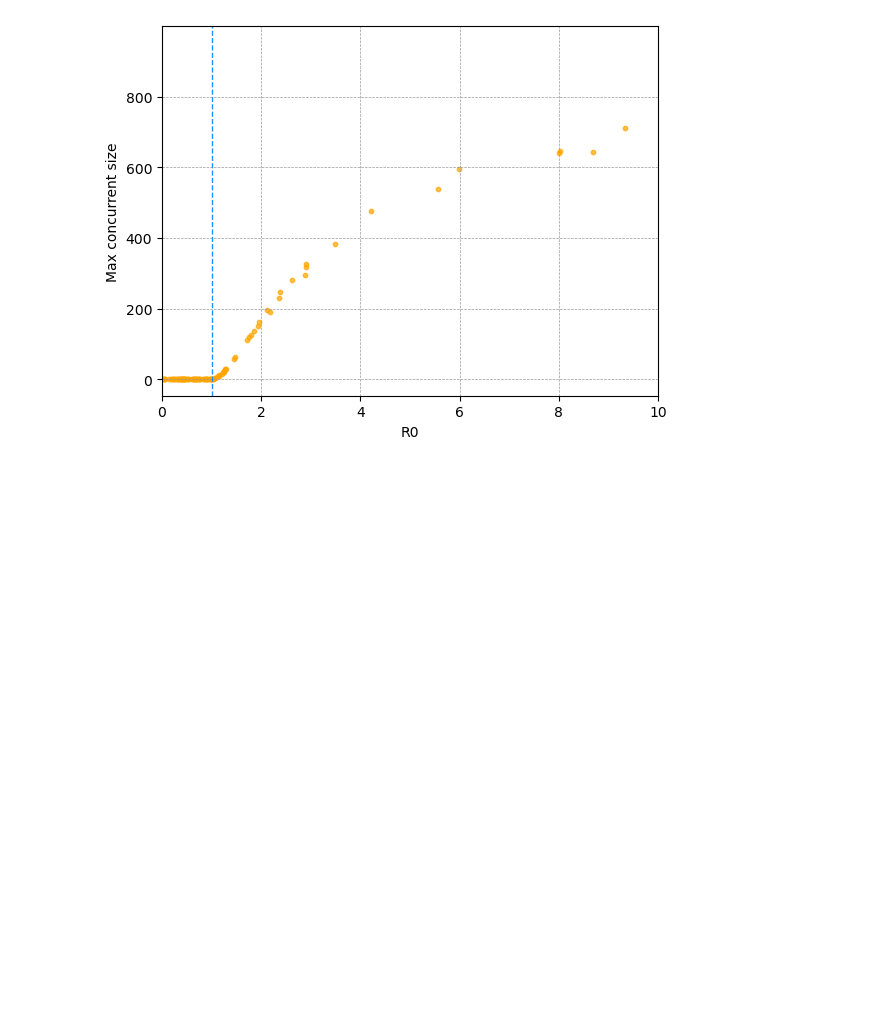
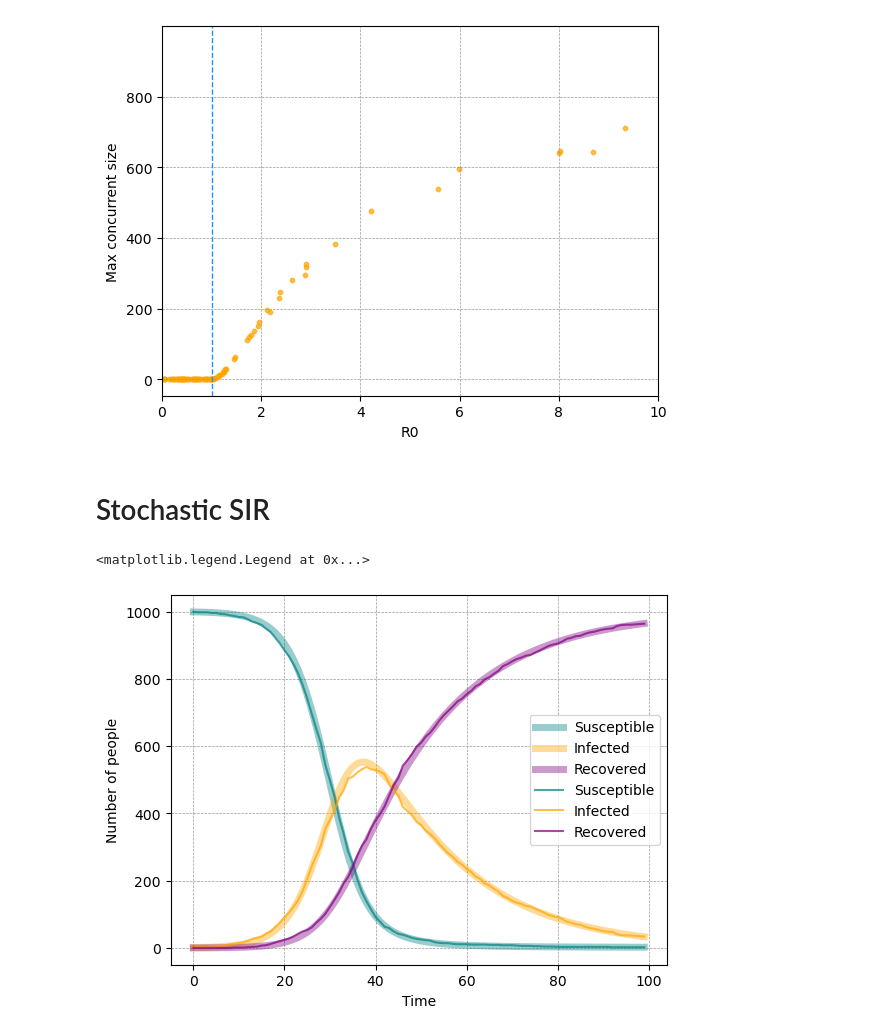
Before and after one commit to nmoghaddas19/PHYS-7335, a Jupyter notebook: epidemics/code.ipynb, the cells around one changed output. Cells and saved outputs as stored; diff of their text form; code cells hidden in the pictures; blank space fills up the shorter version.

Commit message:
stochastic SIR code

```diff
--- a/epidemics/code.ipynb
+++ b/epidemics/code.ipynb
@@ -64,3 +64,41 @@ for i in range(100):
     ax.scatter(R0, max_size, color='orange', alpha=0.7, s=10)
 # %% [output]
 [figure]
+# %% [markdown]
+# Stochastic SIR
+# %%
+def stochastic_sir(S0, I0, R0, beta, gamma, n_days):
+    n_population = S0 + I0 + R0
+    S = [S0] * n_days
+    I = [I0] * n_days
+    R = [R0] * n_days
+
+    for i in range(n_days-1):
+        Lambda = beta * I[i]/n_population
+
+        S_out = np.random.binomial(S[i], Lambda)
+        I_in = S_out
+        I_out = np.random.binomial(I[i], gamma)
+        R_in = I_out
+
+        S[i+1] = S[i] - S_out
+        I[i+1] = I[i] + I_in - I_out
+        R[i+1] = R[i] + R_in
+    return S, I, R
+
+S_sto, I_sto, R_sto = stochastic_sir(S0=999, I0=1, R0=0, beta=0.3, gamma=0.05, n_days=100)
+# %%
+fig, ax = plt.subplots()
+ax.plot(S, color='teal', alpha=0.4, label='Susceptible', linewidth =5)
+ax.plot(I, color='orange', alpha =0.4, label='Infected', linewidth =5)
+ax.plot(R, color='purple', alpha=0.4, label='Recovered', linewidth =5)
+ax.plot(S_sto, color='teal', alpha=0.7, label='Susceptible')
+ax.plot(I_sto, color='orange', alpha =0.7, label='Infected')
+ax.plot(R_sto, color='purple', alpha=0.7, label='Recovered')
+ax.set_xlabel('Time')
+ax.set_ylabel('Number of people')
+ax.grid(color='#999999', linestyle='--', linewidth=0.5)
+ax.legend()
+# %% [output]
+<matplotlib.legend.Legend at 0x...>
+[figure, added]
```
